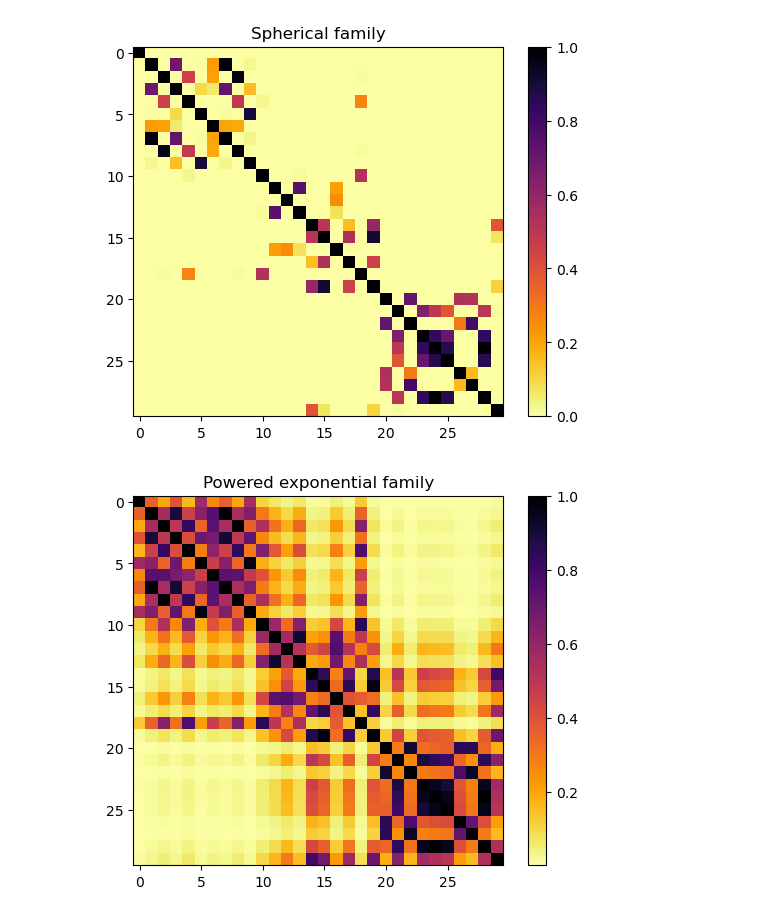
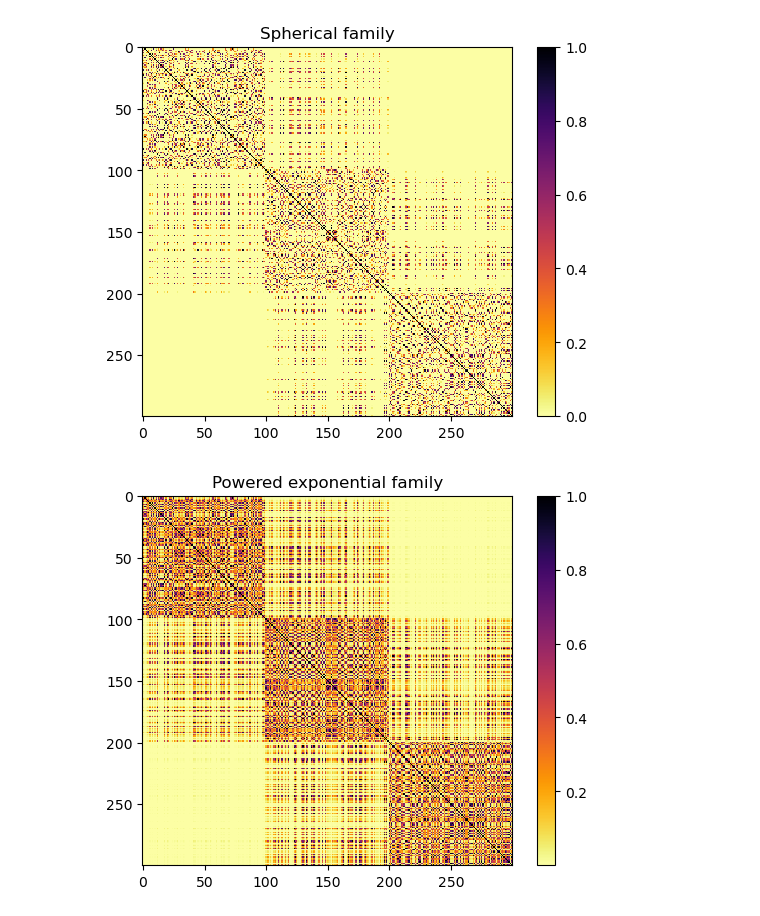
Before and after one commit to sdtemple/umich, a Jupyter notebook: space/1dim.ipynb, the cells around one changed output. Saved outputs shown, nothing was run; the diff lists cells and outputs as text; code cells hidden in the pictures.

```diff
--- a/space/1dim.ipynb
+++ b/space/1dim.ipynb
@@ -3,8 +5,8 @@ import numpy as np
 import matplotlib.pyplot as plt
 # %%
-group1 = np.random.uniform(-10,15,10)
-group2 = np.random.uniform(10,35,10)
-group3 = np.random.uniform(30,55,10)
+group1 = np.random.uniform(-10,15,100)
+group2 = np.random.uniform(10,35,100)
+group3 = np.random.uniform(30,55,100)
 groups = np.concatenate((group1,group2,group3))
 distances = (groups[np.newaxis,:] - groups[:,np.newaxis])
 absolute_distances = np.abs(distances)
@@ -15,12 +22,12 @@ plt.colorbar()
 plt.title('Spherical family')
 plt.show()
 # %% [output]
-[figure, old version]
+[figure, new version]
 # %%
-sph = powered_exponential_family(absolute_distances,10,1)
+sph = powered_exponential_family(absolute_distances,5,1)
 plt.imshow(sph, cmap='inferno_r', interpolation='nearest')
 plt.colorbar()
 plt.title("Powered exponential family")
 plt.show()
 # %% [output]
-[figure, old version]
+[figure, new version]
```
Also changed, not shown: parts of 4 cells of this notebook, 3 other files.
